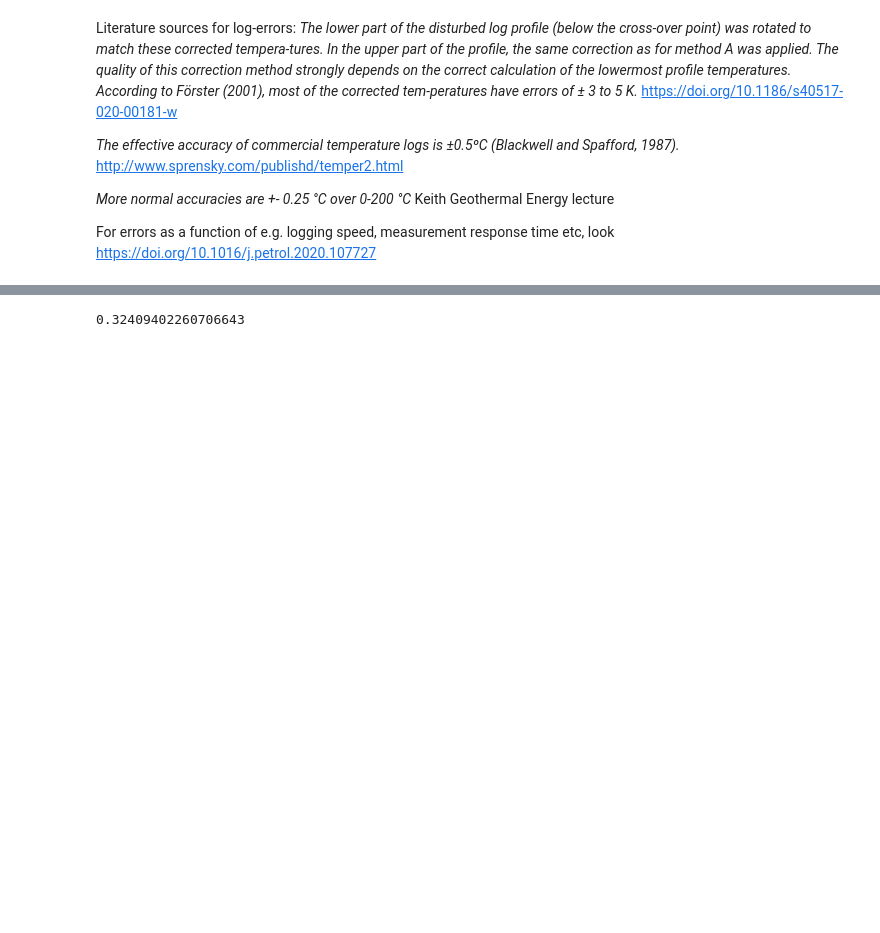
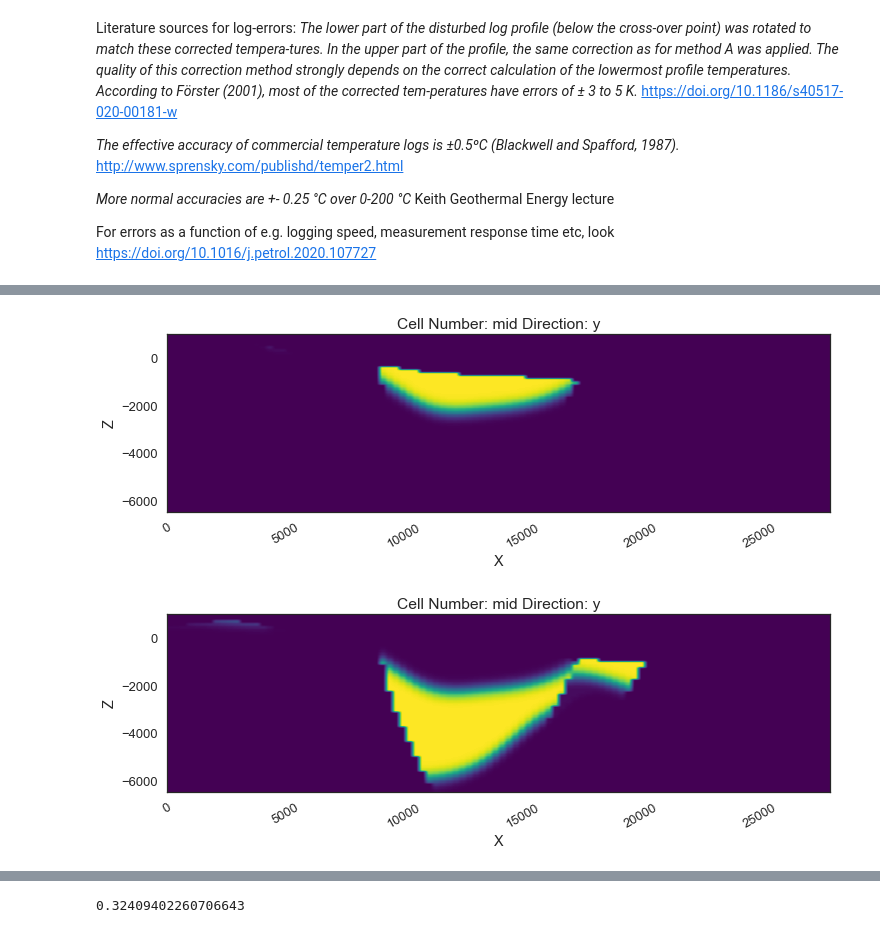
Before and after one commit to Japhiolite/PCT-modelling, a Jupyter notebook: notebooks/MC-model-analysis.ipynb, the cells around one changed output, grey strips where cells are left out. Saved outputs shown, nothing was run; the diff lists cells and outputs as text; code cells hidden in the pictures; blank space fills up the shorter version.

```diff
--- a/notebooks/MC-model-analysis.ipynb
+++ b/notebooks/MC-model-analysis.ipynb
@@ -49,3 +57,9 @@ dely = 14000 / 50
 # %%
 # import DTM
 dtm = np.load('../models/20210319_MC_no_middle_filling/Graben_base_model/Graben_base_model_topography.npy')
+# %%
+# load base model
+model_path = '../models/2021-06-04_POC_base_model/'
+
+geo_model = gp.load_model('POC_PCT_model',
+                          path=model_path, recompile=False)
@@ -92,0 +98,17 @@ KeyError: 'X'
+# %%
+layer = 5
+# upper filling
+gp.plot_2d(geo_model,
+                  show_lith=False, show_boundaries=False, show_data=False,
+                  regular_grid=prior_prob[layer],
+                  kwargs_regular_grid={'cmap': 'viridis',
+                                        'norm': None})
+# lower filling
+gp.plot_2d(geo_model,
+                  show_lith=False, show_boundaries=False, show_data=False,
+                  regular_grid=prior_prob[layer+1],
+                  kwargs_regular_grid={'cmap': 'viridis',
+                                        'norm': None});
+# %% [output]
+[figure, added]
+[figure, added]
```
Also changed, not shown: parts of 34 cells of this notebook, 6 other files.
